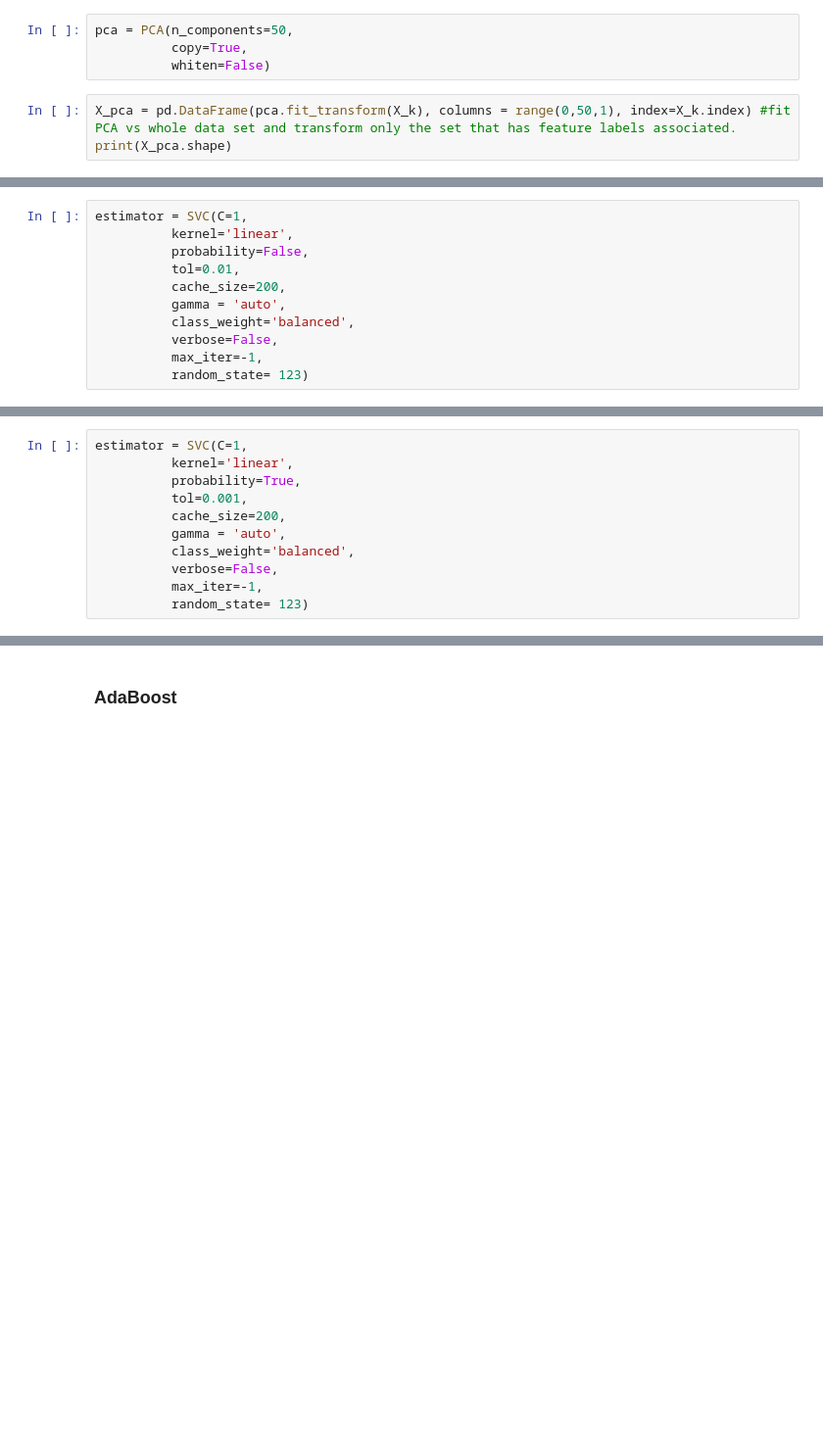
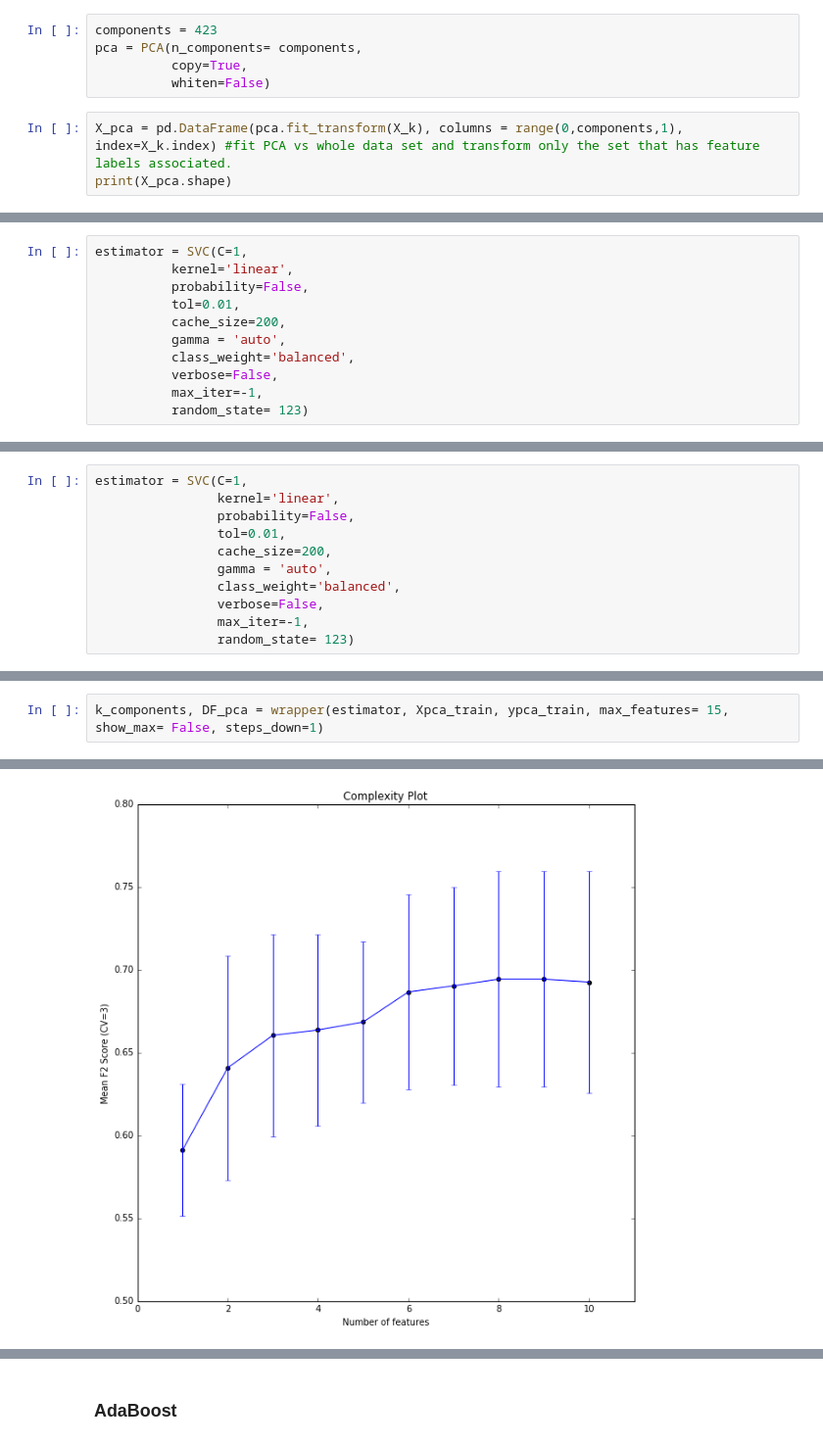
Before and after one commit to CCThompson82/Prostate_metastasis, a Jupyter notebook: PCa_Metastasis.ipynb, the cells around one changed output, grey strips where cells are left out. Shown at 98% size. Saved outputs shown, nothing was run; the diff lists cells and outputs as text; blank space fills up the shorter version.

Commit message:
Use one SVM only

```diff
--- a/PCa_Metastasis.ipynb
+++ b/PCa_Metastasis.ipynb
@@ -246,10 +226,11 @@ print(X_k.shape, y.shape)
 # %%
 from sklearn.decomposition import PCA
 # %%
-pca = PCA(n_components=50,
+components = 423
+pca = PCA(n_components= components,
           copy=True,
           whiten=False)
 # %%
-X_pca = pd.DataFrame(pca.fit_transform(X_k), columns = range(0,50,1), index=X_k.index) #fit PCA vs whole data set and transform only the set that has feature labels associated.
+X_pca = pd.DataFrame(pca.fit_transform(X_k), columns = range(0,components,1), index=X_k.index) #fit PCA vs whole data set and transform only the set that has feature labels associated.
 print(X_pca.shape)
 # %% [output]
@@ -408,11 +428,11 @@ sm = pd.scatter_matrix(X_scaled.loc[:,DF.loc[5,'Features']],
 # %%
 estimator = SVC(C=1,
-          kernel='linear',
-          probability=True,
-          tol=0.001,
-          cache_size=200,
-          gamma = 'auto',
-          class_weight='balanced',
-          verbose=False,
-          max_iter=-1,
-          random_state= 123)
+                kernel='linear',
+                probability=False,
+                tol=0.01,
+                cache_size=200,
+                gamma = 'auto',
+                class_weight='balanced',
+                verbose=False,
+                max_iter=-1,
+                random_state= 123)
@@ -418,0 +448,3 @@ estimator = SVC(C=1,
+# %%
+k_components, DF_pca = wrapper(estimator, Xpca_train, ypca_train, max_features= 15, show_max= False, steps_down=1)
+# %% [output]
@@ -418,0 +461 @@ estimator = SVC(C=1,
+[figure, added]
```
Also changed, not shown: parts of 47 cells of this notebook, 2 other files.
